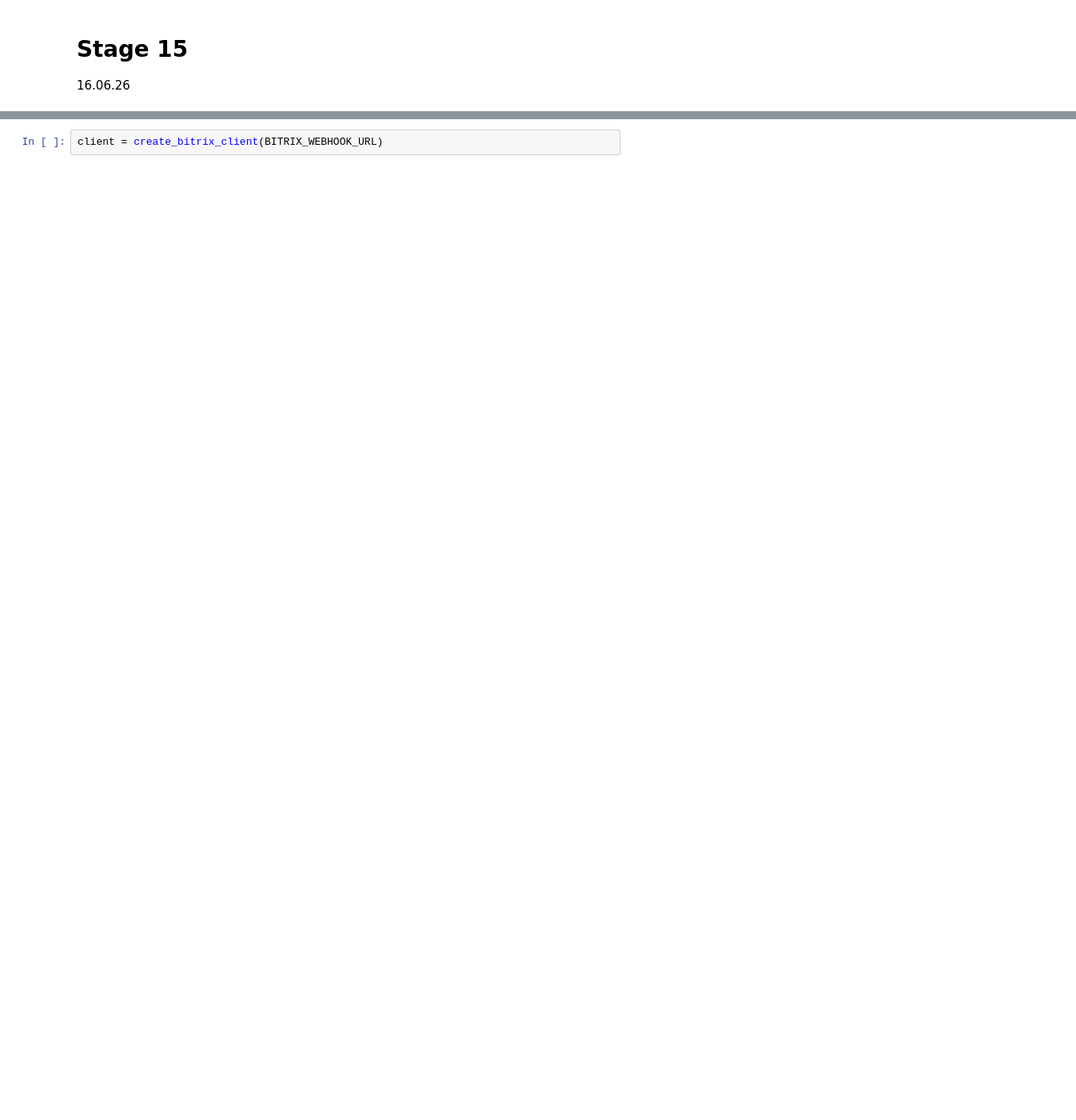
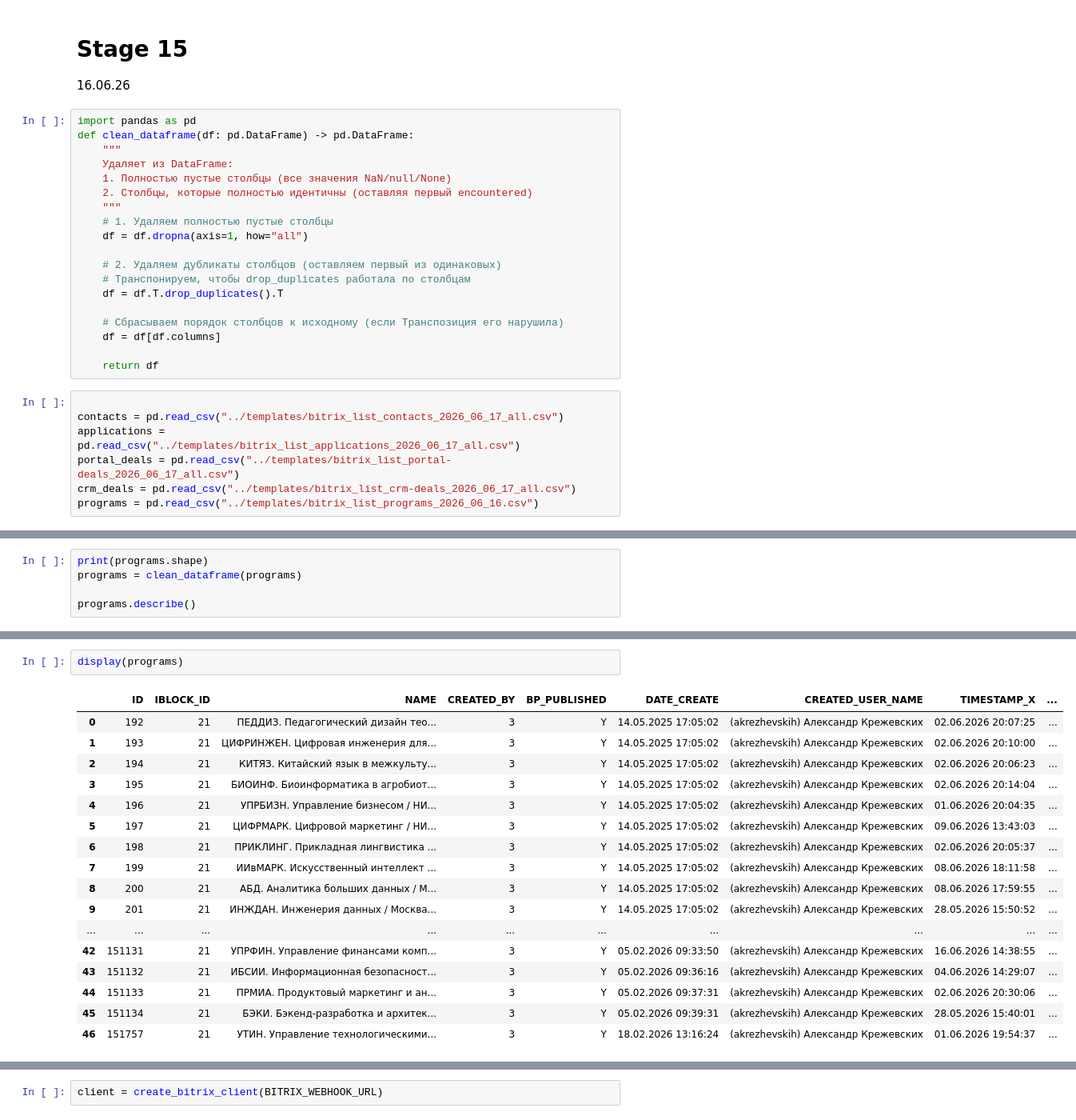
Before and after one commit to iasonov/HSE_dashboard, a Jupyter notebook: src/test.ipynb, the cells around one changed output, grey strips where cells are left out. Shown at 80% size. Cells and saved outputs as stored; diff of their text form; blank space fills up the shorter version.

```diff
--- a/src/test.ipynb
+++ b/src/test.ipynb
@@ -1,3 +1,29 @@
 # %% [markdown]
 # Stage 15
 16.06.26
+# %%
+import pandas as pd
+def clean_dataframe(df: pd.DataFrame) -> pd.DataFrame:
+    """
+    Удаляет из DataFrame:
+    1. Полностью пустые столбцы (все значения NaN/null/None)
+    2. Столбцы, которые полностью идентичны (оставляя первый encountered)
+    """
+    # 1. Удаляем полностью пустые столбцы
+    df = df.dropna(axis=1, how="all")
+
+    # 2. Удаляем дубликаты столбцов (оставляем первый из одинаковых)
+    # Транспонируем, чтобы drop_duplicates работала по столбцам
+    df = df.T.drop_duplicates().T
+
+    # Сбрасываем порядок столбцов к исходному (если Транспозиция его нарушила)
+    df = df[df.columns]
+
+    return df
+# %%
+
+contacts = pd.read_csv("../templates/bitrix_list_contacts_2026_06_17_all.csv")
+applications = pd.read_csv("../templates/bitrix_list_applications_2026_06_17_all.csv")
+portal_deals = pd.read_csv("../templates/bitrix_list_portal-deals_2026_06_17_all.csv")
+crm_deals = pd.read_csv("../templates/bitrix_list_crm-deals_2026_06_17_all.csv")
+programs = pd.read_csv("../templates/bitrix_list_programs_2026_06_16.csv")
@@ -3,0 +104,5 @@
+# %%
+print(programs.shape)
+programs = clean_dataframe(programs)
+
+programs.describe()
@@ -3,0 +161,20 @@
+# %%
+display(programs)
+# %% [output]
+|  | ID | IBLOCK_ID | NAME | CREATED_BY | BP_PUBLISHED | DATE_CREATE | CREATED_USER_NAME | TIMESTAMP_X | ... |
+| 0 | 192 | 21 | ПЕДДИЗ. Педагогический дизайн тео... | 3 | Y | 14.05.2025 17:05:02 | (akrezhevskih) Александр Крежевских | 02.06.2026 20:07:25 | ... |
+| 1 | 193 | 21 | ЦИФРИНЖЕН. Цифровая инженерия для... | 3 | Y | 14.05.2025 17:05:02 | (akrezhevskih) Александр Крежевских | 02.06.2026 20:10:00 | ... |
+| 2 | 194 | 21 | КИТЯЗ. Китайский язык в межкульту... | 3 | Y | 14.05.2025 17:05:02 | (akrezhevskih) Александр Крежевских | 02.06.2026 20:06:23 | ... |
+| 3 | 195 | 21 | БИОИНФ. Биоинформатика в агробиот... | 3 | Y | 14.05.2025 17:05:02 | (akrezhevskih) Александр Крежевских | 02.06.2026 20:14:04 | ... |
+| 4 | 196 | 21 | УПРБИЗН. Управление бизнесом / НИ... | 3 | Y | 14.05.2025 17:05:02 | (akrezhevskih) Александр Крежевских | 01.06.2026 20:04:35 | ... |
+| 5 | 197 | 21 | ЦИФРМАРК. Цифровой маркетинг / НИ... | 3 | Y | 14.05.2025 17:05:02 | (akrezhevskih) Александр Крежевских | 09.06.2026 13:43:03 | ... |
+| 6 | 198 | 21 | ПРИКЛИНГ. Прикладная лингвистика ... | 3 | Y | 14.05.2025 17:05:02 | (akrezhevskih) Александр Крежевских | 02.06.2026 20:05:37 | ... |
+| 7 | 199 | 21 | ИИвМАРК. Искусственный интеллект ... | 3 | Y | 14.05.2025 17:05:02 | (akrezhevskih) Александр Крежевских | 08.06.2026 18:11:58 | ... |
+| 8 | 200 | 21 | АБД. Аналитика больших данных / М... | 3 | Y | 14.05.2025 17:05:02 | (akrezhevskih) Александр Крежевских | 08.06.2026 17:59:55 | ... |
+| 9 | 201 | 21 | ИНЖДАН. Инженерия данных / Москва... | 3 | Y | 14.05.2025 17:05:02 | (akrezhevskih) Александр Крежевских | 28.05.2026 15:50:52 | ... |
+| ... | ... | ... | ... | ... | ... | ... | ... | ... | ... |
+| 42 | 151131 | 21 | УПРФИН. Управление финансами комп... | 3 | Y | 05.02.2026 09:33:50 | (akrezhevskih) Александр Крежевских | 16.06.2026 14:38:55 | ... |
+| 43 | 151132 | 21 | ИБСИИ. Информационная безопасност... | 3 | Y | 05.02.2026 09:36:16 | (akrezhevskih) Александр Крежевских | 04.06.2026 14:29:07 | ... |
+| 44 | 151133 | 21 | ПРМИА. Продуктовый маркетинг и ан... | 3 | Y | 05.02.2026 09:37:31 | (akrezhevskih) Александр Крежевских | 02.06.2026 20:30:06 | ... |
+| 45 | 151134 | 21 | БЭКИ. Бэкенд-разработка и архитек... | 3 | Y | 05.02.2026 09:39:31 | (akrezhevskih) Александр Крежевских | 28.05.2026 15:40:01 | ... |
+| 46 | 151757 | 21 | УТИН. Управление технологическими... | 3 | Y | 18.02.2026 13:16:24 | (akrezhevskih) Александр Крежевских | 01.06.2026 19:54:37 | ... |
```
Also changed, not shown: parts of 17 cells of this notebook, 9 other files.
